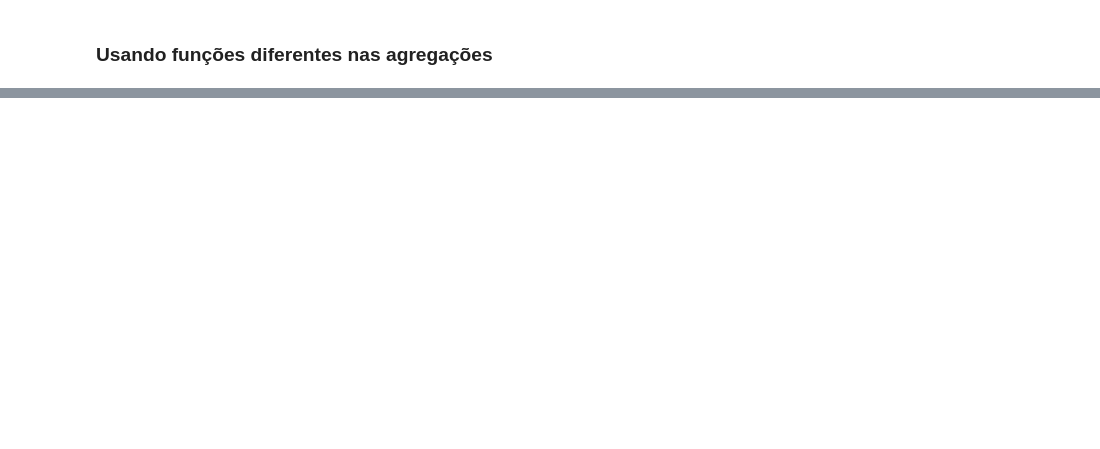
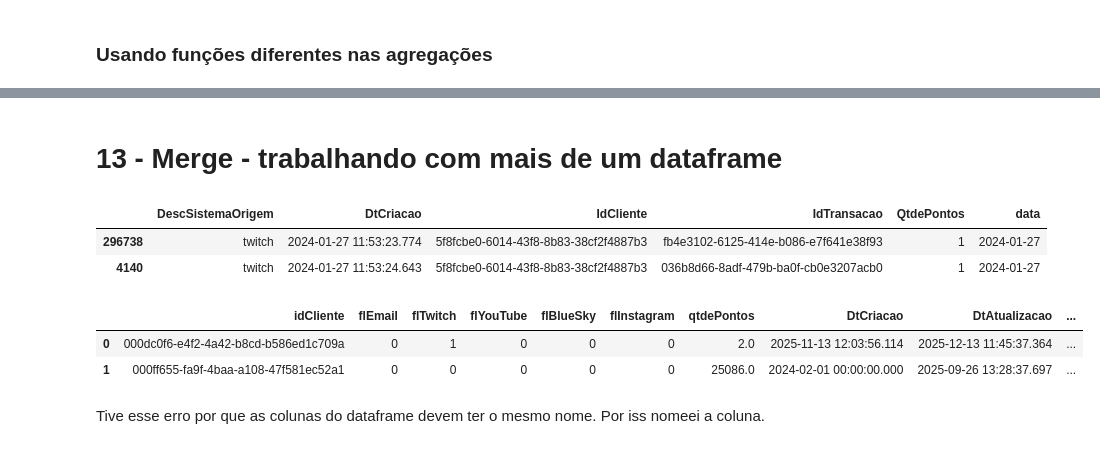
Before and after one commit to alexsandro-matias/pandas-2025, a Jupyter notebook: notebook.ipynb, the cells around one changed output, grey strips where cells are left out. Saved outputs shown, nothing was run; the diff lists cells and outputs as text; code cells hidden in the pictures; blank space fills up the shorter version.

Commit message:
Ensinando Pandas Ep 13 - MERGE

```diff
--- a/notebook.ipynb
+++ b/notebook.ipynb
@@ -1572,0 +1573,16 @@ transacoes.groupby(by=['IdCliente'], as_index=False).agg(
+# %% [markdown]
+# 13 - Merge - trabalhando com mais de um dataframe
+# %%
+transacoes.head(2)
+# %% [output]
+|  | DescSistemaOrigem | DtCriacao | IdCliente | IdTransacao | QtdePontos | data |
+| 296738 | twitch | 2024-01-27 11:53:23.774 | 5f8fcbe0-6014-43f8-8b83-38cf2f4887b3 | fb4e3102-6125-414e-b086-e7f641e38f93 | 1 | 2024-01-27 |
+| 4140 | twitch | 2024-01-27 11:53:24.643 | 5f8fcbe0-6014-43f8-8b83-38cf2f4887b3 | 036b8d66-8adf-479b-ba0f-cb0e3207acb0 | 1 | 2024-01-27 |
+# %%
+clientes.head(2)
+# %% [output]
+|  | idCliente | flEmail | flTwitch | flYouTube | flBlueSky | flInstagram | qtdePontos | DtCriacao | DtAtualizacao | ... |
+| 0 | 000dc0f6-e4f2-4a42-b8cd-b586ed1c709a | 0 | 1 | 0 | 0 | 0 | 2.0 | 2025-11-13 12:03:56.114 | 2025-12-13 11:45:37.364 | ... |
+| 1 | 000ff655-fa9f-4baa-a108-47f581ec52a1 | 0 | 0 | 0 | 0 | 0 | 25086.0 | 2024-02-01 00:00:00.000 | 2025-09-26 13:28:37.697 | ... |
+# %% [markdown]
+Tive esse erro por que as colunas do dataframe devem ter o mesmo nome. Por iss nomeei a coluna.
```
Also changed, not shown: parts of 80 cells of this notebook, 1 other file.
